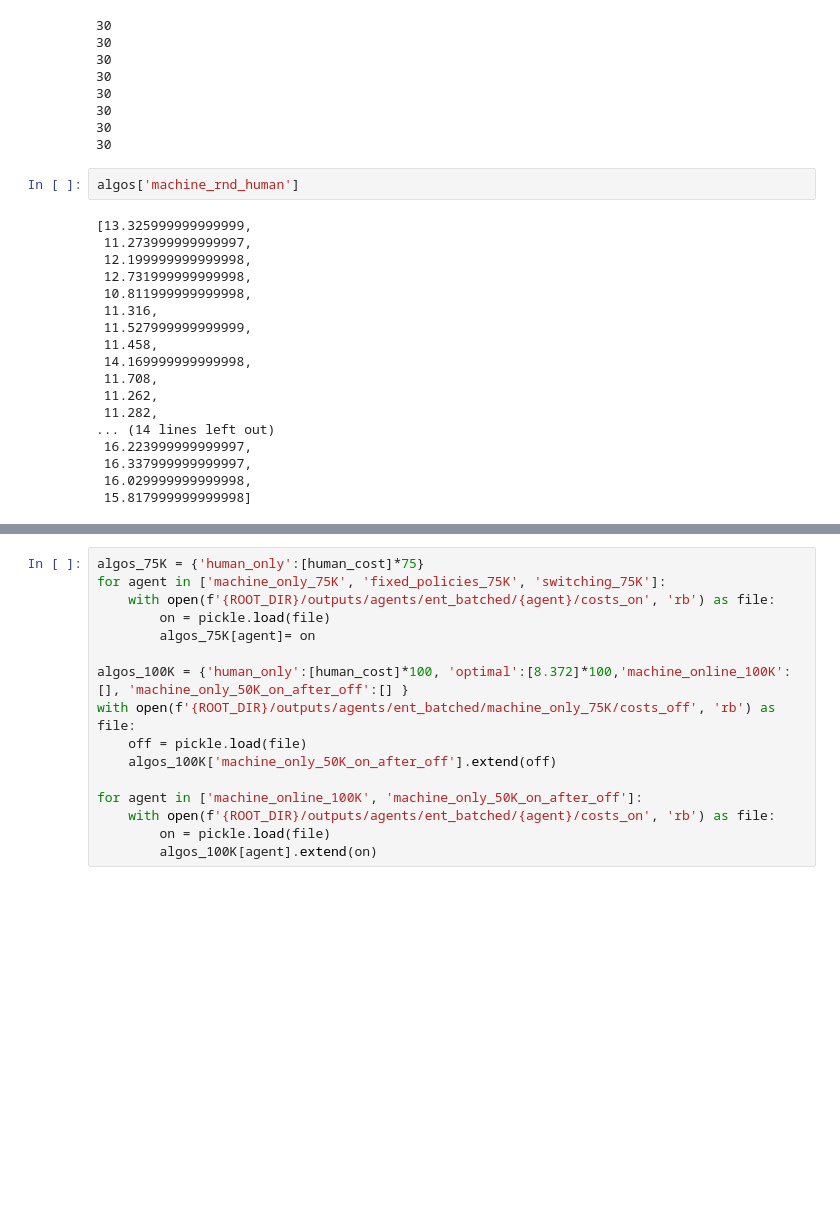
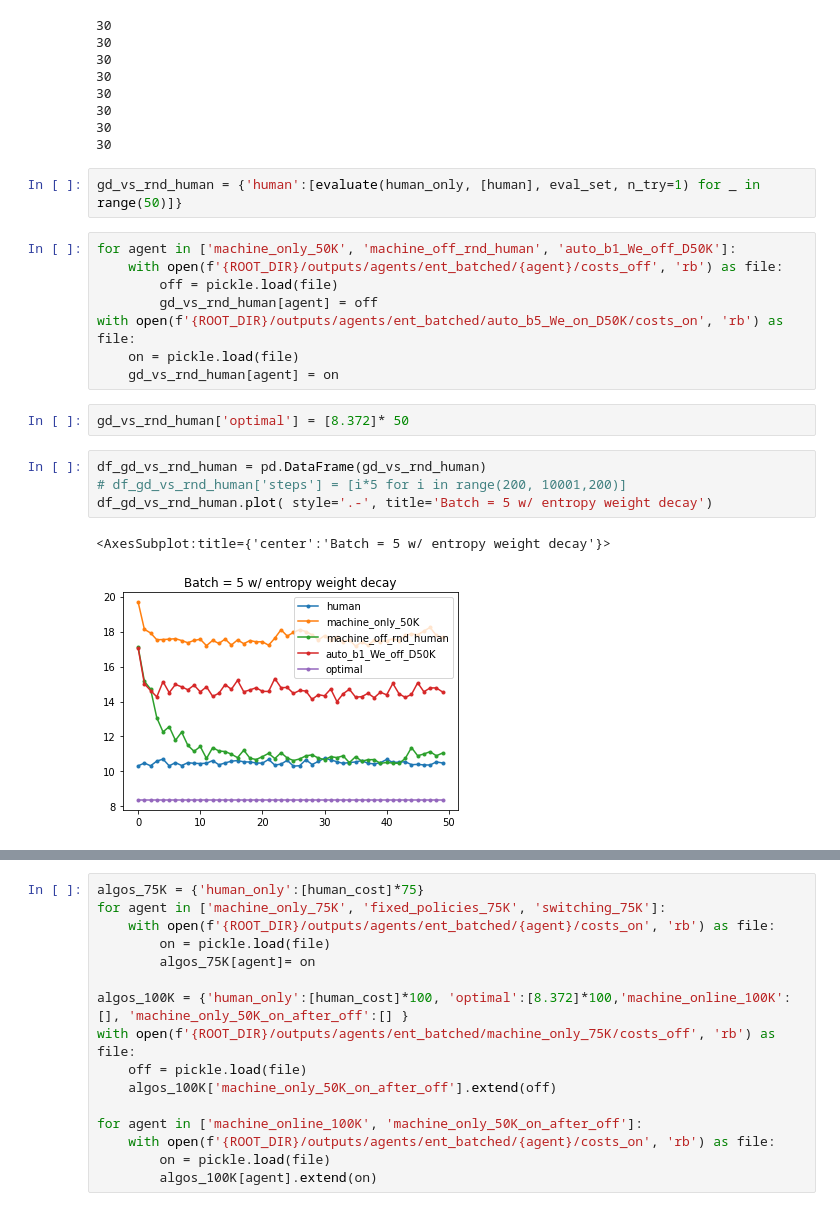
Before and after one commit to ElenStr/human-machine-switching, a Jupyter notebook: run_experiments.ipynb, the cells around one changed output, grey strips where cells are left out. Cells and saved outputs as stored; diff of their text form; blank space fills up the shorter version.

```diff
--- a/run_experiments.ipynb
+++ b/run_experiments.ipynb
@@ -194,23 +197,22 @@ for agent in ['machine_online_entorpy_weight_decay','pre_trained_machine_online'
 30
 30
 30
-# %%
-algos['machine_rnd_human']
-# %% [output]
-[13.325999999999999,
- 11.273999999999997,
- 12.199999999999998,
- 12.731999999999998,
- 10.811999999999998,
- 11.316,
- 11.527999999999999,
- 11.458,
- 14.169999999999998,
- 11.708,
- 11.262,
- 11.282,
-... (14 lines left out)
- 16.223999999999997,
- 16.337999999999997,
- 16.029999999999998,
- 15.817999999999998]
+# %%
+gd_vs_rnd_human = {'human':[evaluate(human_only, [human], eval_set, n_try=1) for _ in range(50)]}
+# %%
+for agent in ['machine_only_50K', 'machine_off_rnd_human', 'auto_b1_We_off_D50K']:
+    with open(f'{ROOT_DIR}/outputs/agents/ent_batched/{agent}/costs_off', 'rb') as file:
+        off = pickle.load(file)
+        gd_vs_rnd_human[agent] = off
+with open(f'{ROOT_DIR}/outputs/agents/ent_batched/auto_b5_We_on_D50K/costs_on', 'rb') as file:
+    on = pickle.load(file)
+    gd_vs_rnd_human[agent] = on
+# %%
+gd_vs_rnd_human['optimal'] = [8.372]* 50
+# %%
+df_gd_vs_rnd_human = pd.DataFrame(gd_vs_rnd_human)
+# df_gd_vs_rnd_human['steps'] = [i*5 for i in range(200, 10001,200)]
+df_gd_vs_rnd_human.plot( style='.-', title='Batch = 5 w/ entropy weight decay')
+# %% [output]
+<AxesSubplot:title={'center':'Batch = 5 w/ entropy weight decay'}>
+[figure, added]
```
Also changed, not shown: parts of 10 cells of this notebook, 4 other files.
